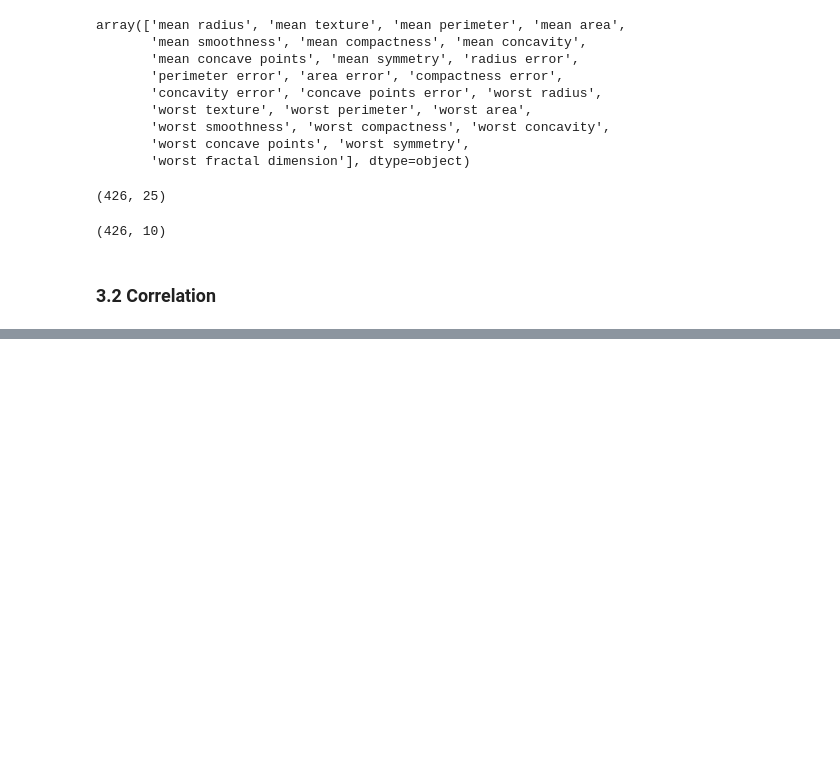
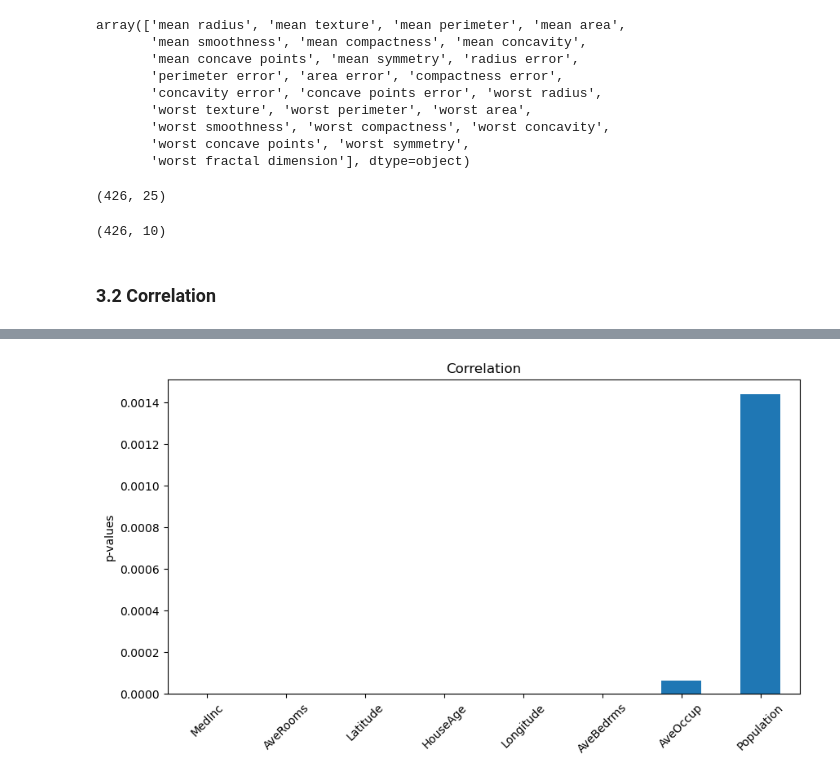
Before and after one commit to rahul-raoniar/fetaure-selection-in-machine-learning-book-practice, a Jupyter notebook: Chapter 4 Filter Methods.ipynb, the cells around one changed output, grey strips where cells are left out. Saved outputs shown, nothing was run; the diff lists cells and outputs as text; code cells hidden in the pictures; blank space fills up the shorter version.

Commit message:
Added correlation between continuous feature and continuous target

```diff
--- a/Chapter 4 Filter Methods.ipynb
+++ b/Chapter 4 Filter Methods.ipynb
@@ -290,0 +318,11 @@ X_train_t.shape
+# %%
+# The smaller the p_value the more predictive the feature is
+
+univarite = pd.Series(univarite[1])
+univarite.index = X_train.columns
+univarite.sort_values(ascending = True).plot.bar(figsize =(10,5), rot = 45)
+plt.title("Correlation")
+plt.ylabel("p-values")
+plt.show()
+# %% [output]
+[figure, added]
```
Also changed, not shown: parts of 9 cells of this notebook.
